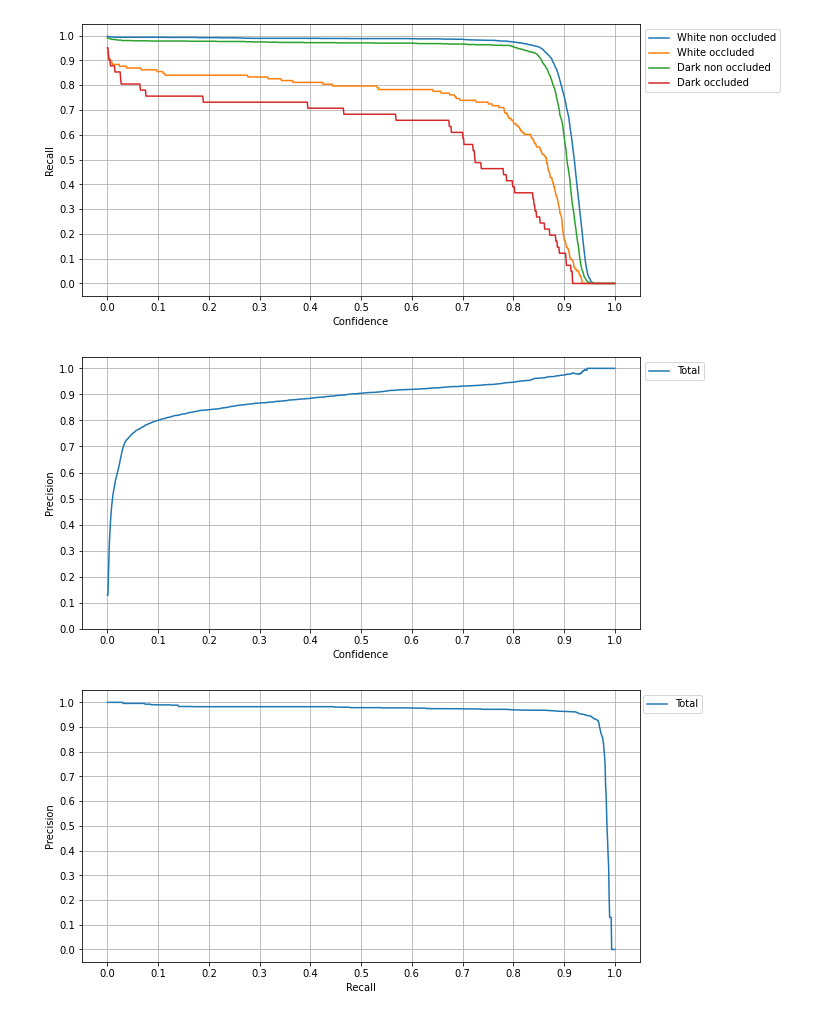
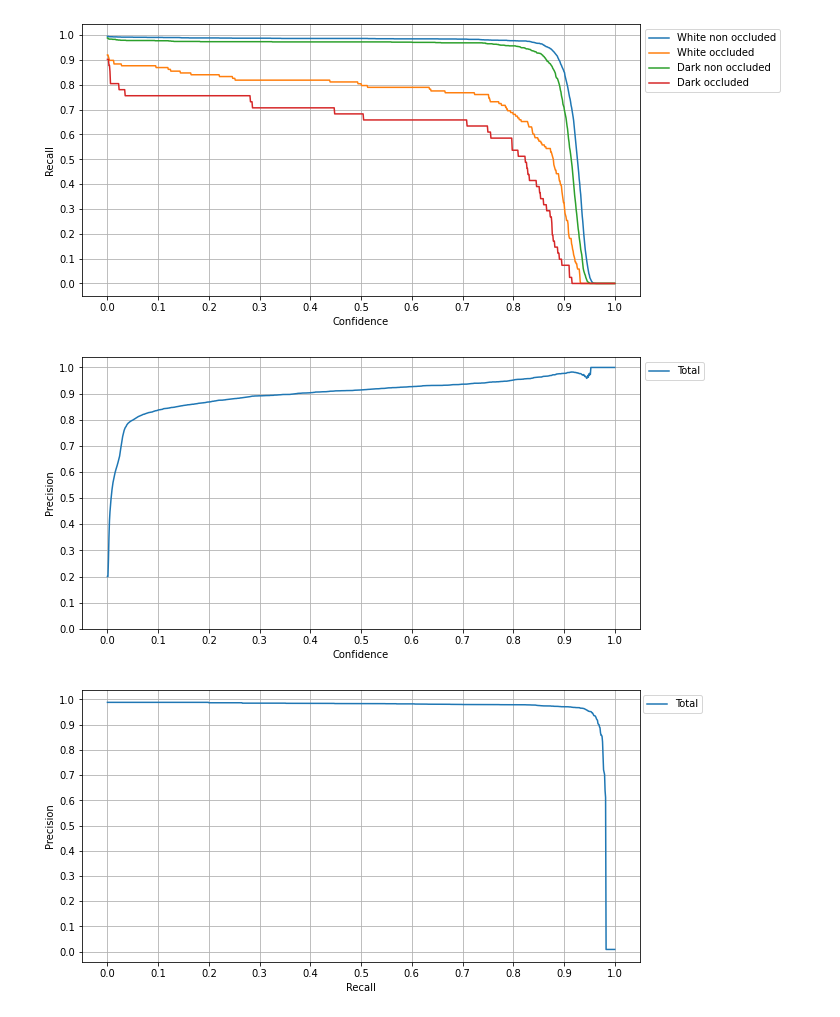
Before and after one commit to bjosttveit/masters-thesis, a Jupyter notebook: validate.ipynb, the cells around one changed output. Cells and saved outputs as stored; diff of their text form; code cells hidden in the pictures.

```diff
--- a/validate.ipynb
+++ b/validate.ipynb
@@ -6,8 +6,8 @@ IOU_THRES = 0.5
 NC = 8
 class_names = ['Black non occluded', 'Brown non occluded', 'Gray non occluded', 'White non occluded','Black occluded', 'Brown occluded', 'Gray occluded', 'White occluded']
 CONF_STEPS = 1001
-
-model = "Baseline-m"
+IOU_STEPS = 10
+model = "Mixed-m"
 # %%
 def parseLabel(label: str) -> dict:
     values = label.split()
@@ -51,11 +51,11 @@ groundTruthLabelDir = f"dataset/labels"
 testLabelFiles = list(filter(lambda x: x.endswith("txt"), os.listdir(testLabelDir)))
 
 conf_thresholds = np.linspace(0, 1, CONF_STEPS)
-iouv = np.linspace(0.5, 0.95, 10)
+iouv = np.linspace(0.5, 0.95, IOU_STEPS)
 
-true_positives = np.zeros((NC, len(conf_thresholds), len(iouv)))
+true_positives = np.zeros((NC, len(conf_thresholds), IOU_STEPS))
 false_positives = np.zeros((len(conf_thresholds)))
-false_negatives = np.zeros((NC, len(conf_thresholds), len(iouv)))
+false_negatives = np.zeros((NC, len(conf_thresholds), IOU_STEPS))
 
 instance_count = np.zeros((NC))
 image_count = len(testLabelFiles)
@@ -196,7 +196,7 @@ plt.xticks(ticks)
 plt.yticks(ticks)
 plt.show()
 # %% [output]
-[figure, old version]
+[figure, new version]
 # %%
 tp_total = tp0_5.sum(axis=0)
 tp_fp = tp_total + false_positives
@@ -213,36 +213,21 @@ plt.xticks(ticks)
 plt.yticks(ticks)
 plt.show()
 # %% [output]
-[figure, old version]
+[figure, new version]
-# %%
-pr = np.flip(np.column_stack([total_recall, precision]), axis=0)
-
-done = False
-precision_recall = np.zeros_like(conf_thresholds)
-for i, conf in enumerate(conf_thresholds):
-    index = 0
-    while index < len(pr) - 1 and pr[index, 0] < conf:
-        index += 1
-
-
-    if done:
-        precision_recall[i] = 0
-    else:
-        precision_recall[i] = np.max(pr[index:, 1])
-
-    if index + 1 == len(pr):
-        done = True
+# %%
+pr = np.flip(np.column_stack([total_recall, precision]), axis=1)
+precision_recall = np.array([np.amax(pr[:, 1], where=pr[:, 0] >= conf_thresholds[i], initial=0) for i in range(CONF_STEPS)])
 # %%
-plt.plot(conf_thresholds, precision_recall, label="Total")
+plt.plot(recall, precision_recall, label="Total")
 plt.legend(bbox_to_anchor=(1.12,1.0))
 plt.xlabel("Recall")
 plt.ylabel("Precision")
 plt.grid(axis="both")
 plt.xticks(ticks)
 plt.yticks(ticks)
 plt.show()
 # %% [output]
-[figure, old version]
+[figure, new version]
 # %%
 fn_total = fn0_5.sum(axis=0)
 
```
Also changed, not shown: parts of 22 cells of this notebook.
